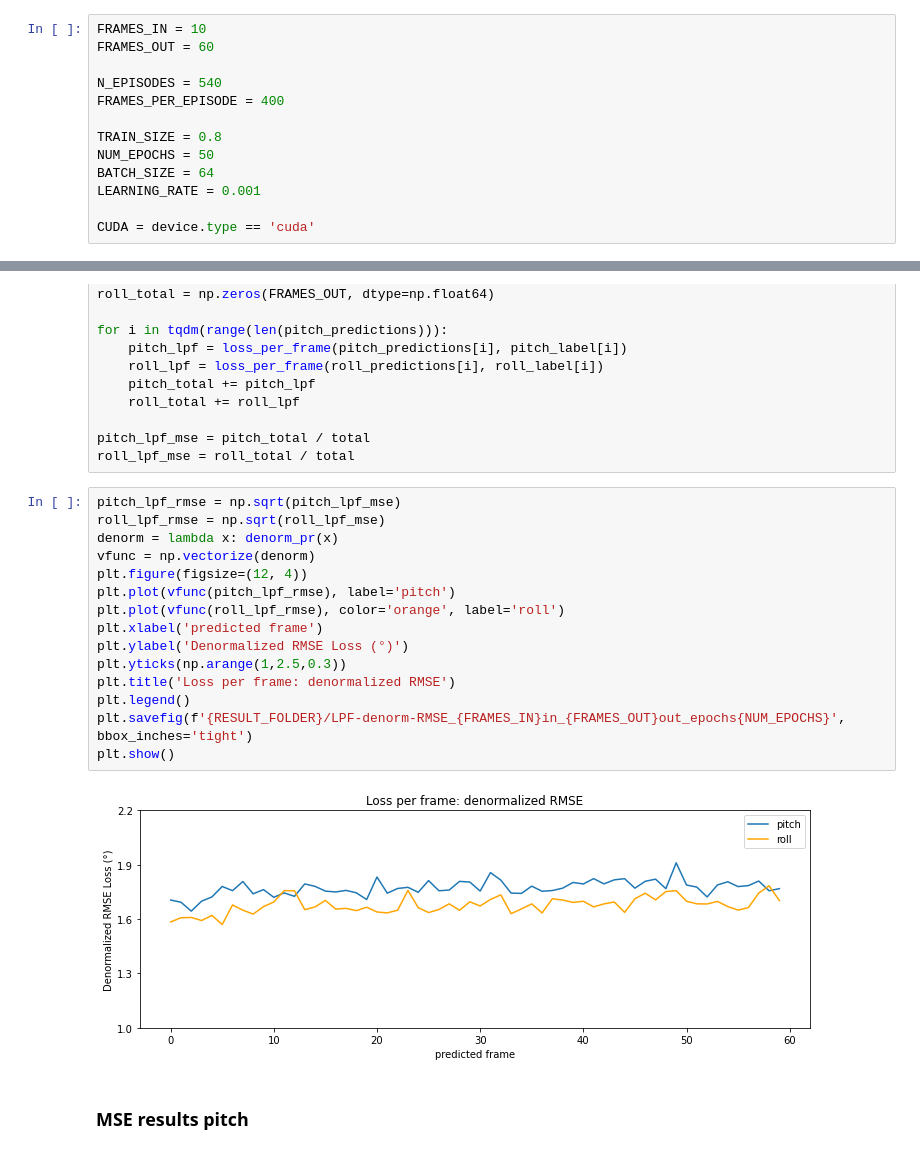
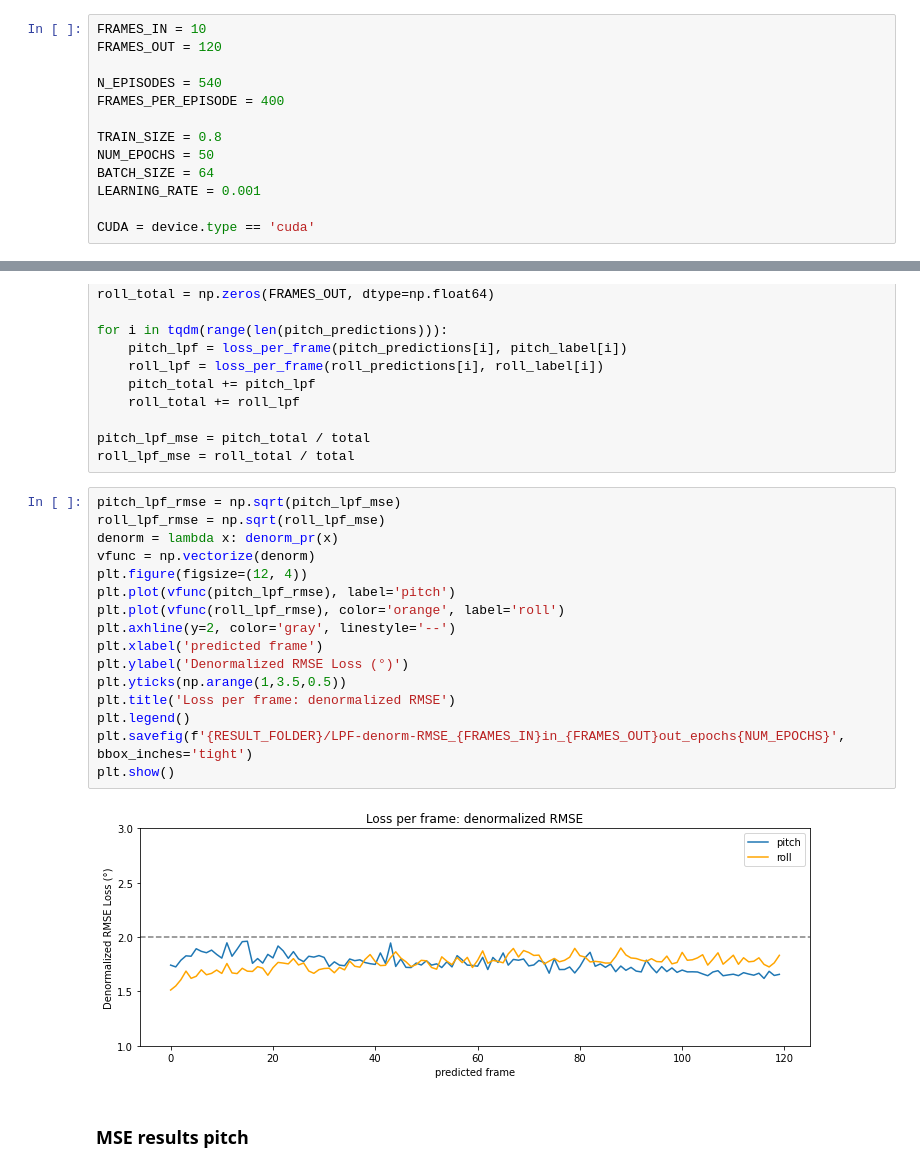
Before and after one commit to lancedw/3D-state-prediction-for-surface-vessels-using-IMU-data-and-images, a Jupyter notebook: code/notebooks/train_notebooks/cnn-lstm_img-pr.ipynb, the cells around one changed output, grey strips where cells are left out. Cells and saved outputs as stored; diff of their text form.

```diff
--- a/code/notebooks/train_notebooks/cnn-lstm_img-pr.ipynb
+++ b/code/notebooks/train_notebooks/cnn-lstm_img-pr.ipynb
@@ -70,7 +70,7 @@ if not os.path.exists(RESULT_FOLDER):
     os.mkdir(RESULT_FOLDER)
 # %%
 FRAMES_IN = 10
-FRAMES_OUT = 60
+FRAMES_OUT = 120
 
 N_EPISODES = 540
 FRAMES_PER_EPISODE = 400
@@ -881,20 +881,21 @@ roll_lpf_mse = roll_total / total
 # %%
 pitch_lpf_rmse = np.sqrt(pitch_lpf_mse)
 roll_lpf_rmse = np.sqrt(roll_lpf_mse)
 denorm = lambda x: denorm_pr(x)
 vfunc = np.vectorize(denorm)
 plt.figure(figsize=(12, 4))
 plt.plot(vfunc(pitch_lpf_rmse), label='pitch')
 plt.plot(vfunc(roll_lpf_rmse), color='orange', label='roll')
+plt.axhline(y=2, color='gray', linestyle='--')
 plt.xlabel('predicted frame')
 plt.ylabel('Denormalized RMSE Loss (°)')
-plt.yticks(np.arange(1,2.5,0.3))
+plt.yticks(np.arange(1,3.5,0.5))
 plt.title('Loss per frame: denormalized RMSE')
 plt.legend()
 plt.savefig(f'{RESULT_FOLDER}/LPF-denorm-RMSE_{FRAMES_IN}in_{FRAMES_OUT}out_epochs{NUM_EPOCHS}', bbox_inches='tight')
 plt.show()
 # %% [output]
-[figure, old version]
+[figure, new version]
 # %% [markdown]
 ### MSE results pitch
 # %%
```
Also changed, not shown: parts of 28 cells of this notebook, 21 other files.
